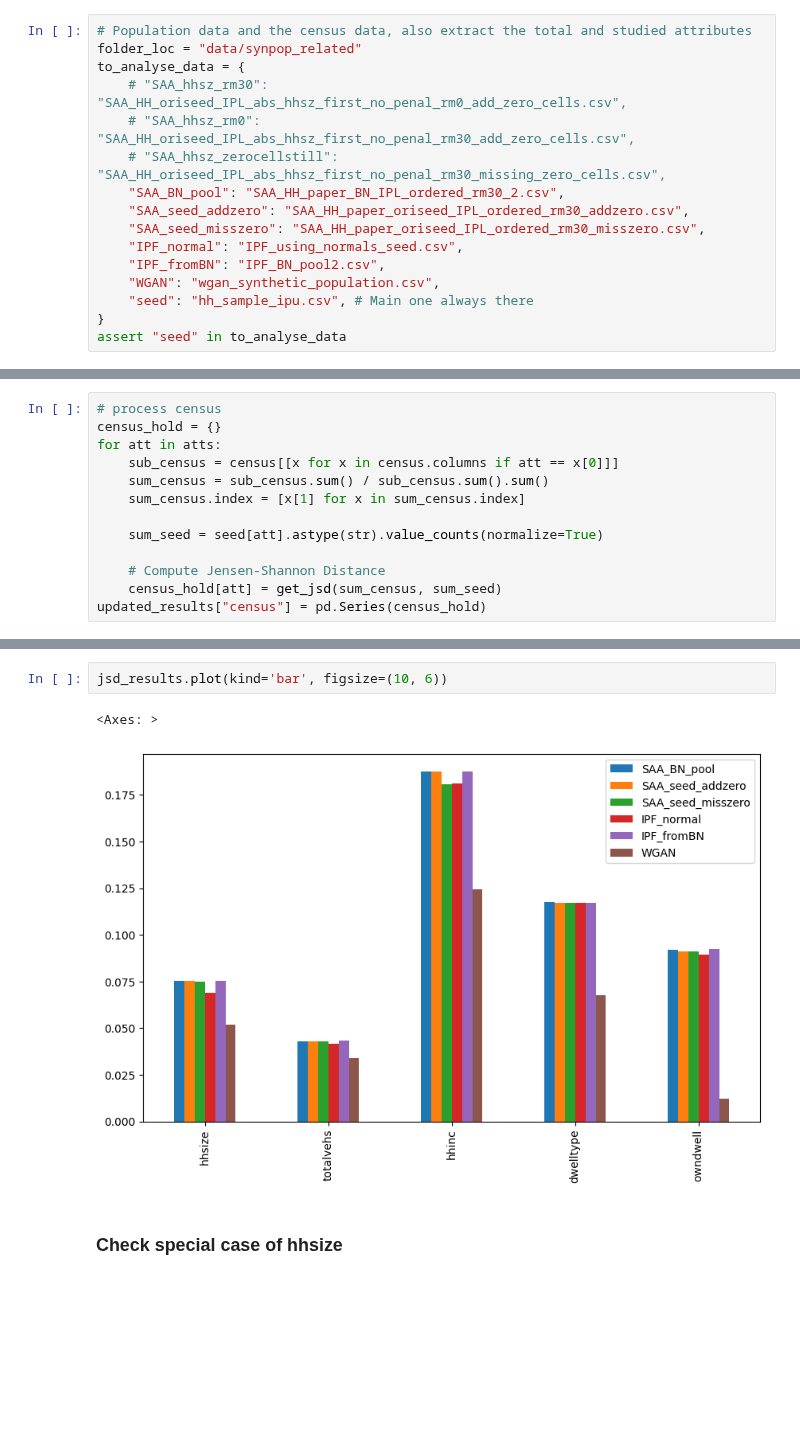
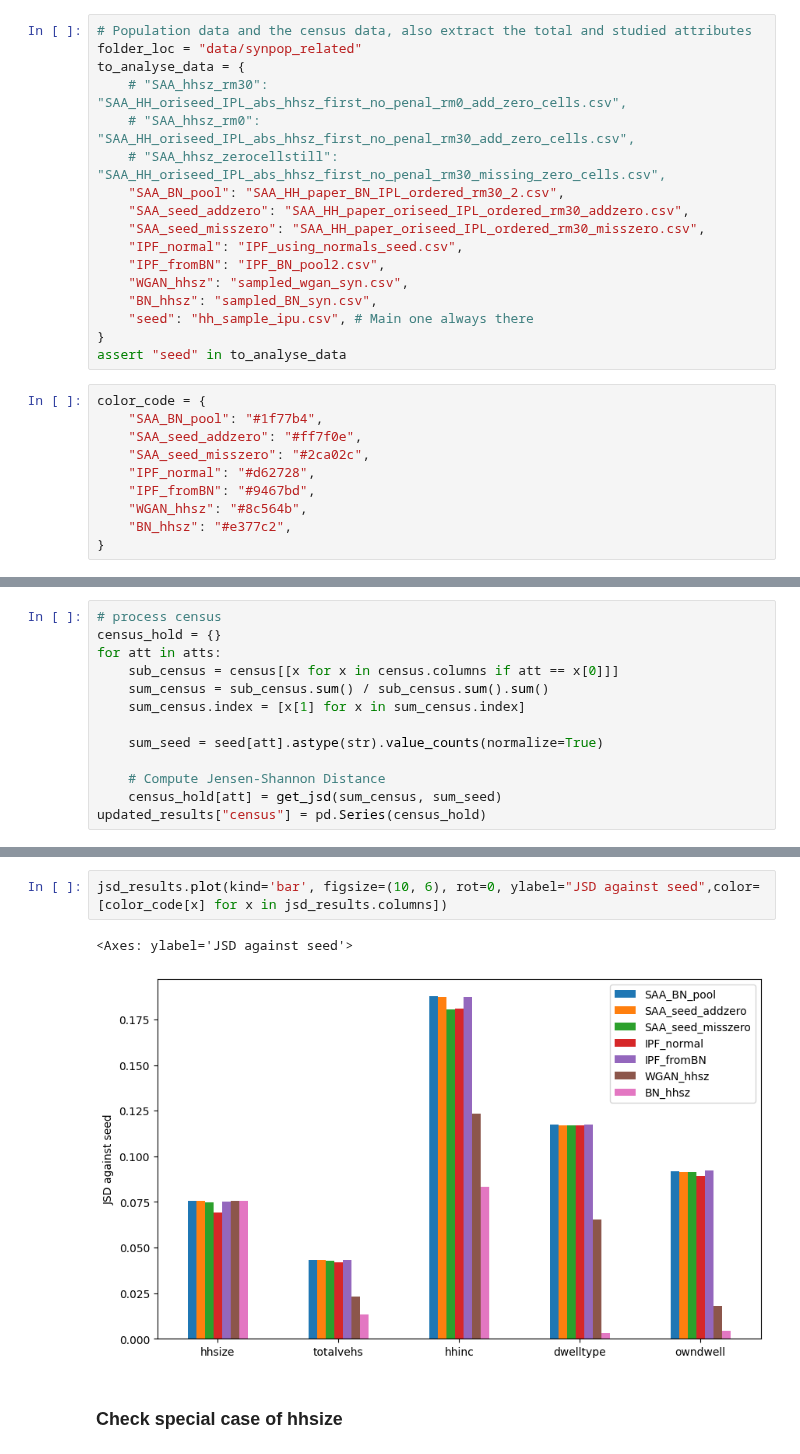
Before and after one commit to bobkatla/PopSyn_Monash, a Jupyter notebook: PopSynthesis/Analyse/compare_seed.ipynb, the cells around one changed output, grey strips where cells are left out. Saved outputs shown, nothing was run; the diff lists cells and outputs as text; blank space fills up the shorter version.

Commit message:
updated to have colors consistency

```diff
--- a/PopSynthesis/Analyse/compare_seed.ipynb
+++ b/PopSynthesis/Analyse/compare_seed.ipynb
@@ -15,10 +16,21 @@ to_analyse_data = {
     "SAA_seed_misszero": "SAA_HH_paper_oriseed_IPL_ordered_rm30_misszero.csv",
     "IPF_normal": "IPF_using_normals_seed.csv",
     "IPF_fromBN": "IPF_BN_pool2.csv",
-    "WGAN": "wgan_synthetic_population.csv",
+    "WGAN_hhsz": "sampled_wgan_syn.csv",
+    "BN_hhsz": "sampled_BN_syn.csv",
     "seed": "hh_sample_ipu.csv", # Main one always there
 }
 assert "seed" in to_analyse_data
+# %%
+color_code = {
+    "SAA_BN_pool": "#1f77b4",
+    "SAA_seed_addzero": "#ff7f0e",
+    "SAA_seed_misszero": "#2ca02c",
+    "IPF_normal": "#d62728",
+    "IPF_fromBN": "#9467bd",
+    "WGAN_hhsz": "#8c564b",
+    "BN_hhsz": "#e377c2",
+}
 # %%
 # Reading the file to df
 processed_analyse_data = {name: pd.read_csv(os.path.join(folder_loc, file)) for name, file in to_analyse_data.items() if name != "seed"}
@@ -84,8 +96,8 @@ jsd_results
 # %%
-jsd_results.plot(kind='bar', figsize=(10, 6))
+jsd_results.plot(kind='bar', figsize=(10, 6), rot=0, ylabel="JSD against seed",color=[color_code[x] for x in jsd_results.columns])
 # %% [output]
-<Axes: >
+<Axes: ylabel='JSD against seed'>
-[figure, old version]
+[figure, new version]
 # %% [markdown]
 ### Check special case of hhsize
 # %%
```
Also changed, not shown: parts of 4 cells of this notebook.
